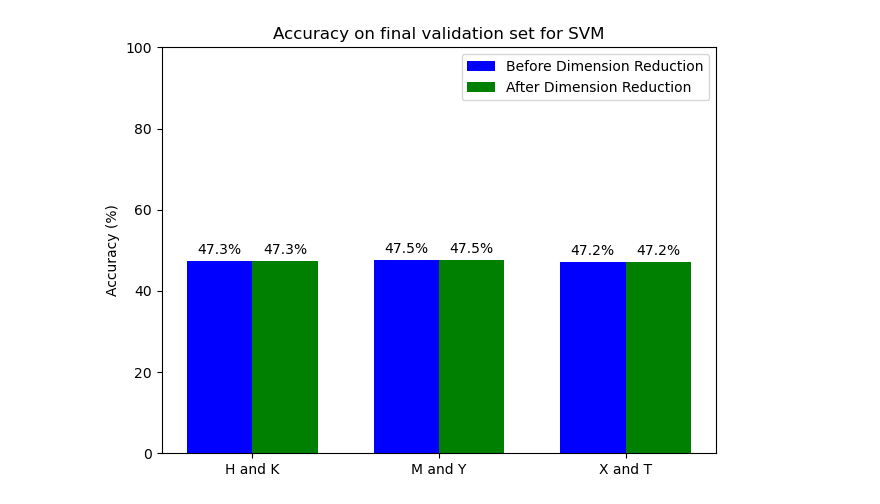
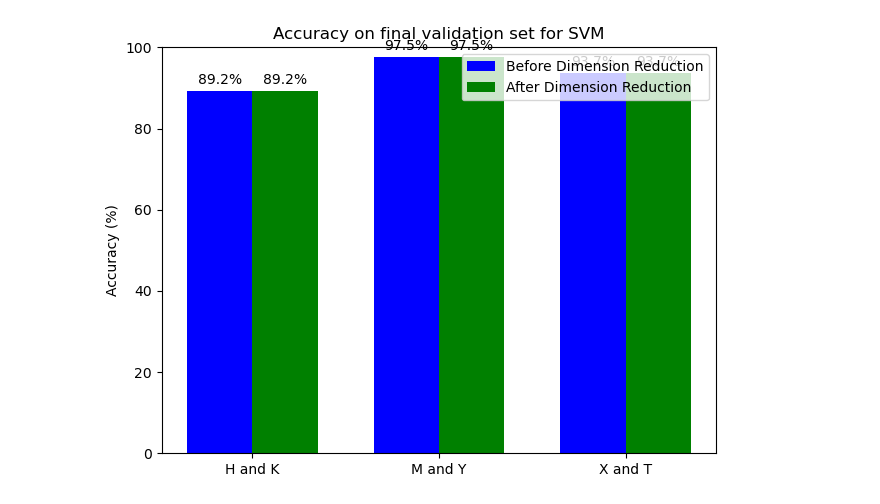
Before and after one commit to TimothiTsui/Programming-Session-2, a Jupyter notebook: plot.ipynb, the cells around one changed output. Saved outputs shown, nothing was run; the diff lists cells and outputs as text; code cells hidden in the pictures.

```diff
--- a/plot.ipynb
+++ b/plot.ipynb
@@ -4,8 +49,8 @@ import matplotlib.pyplot as plt
 
 # Data
 labels = ['H and K', 'M and Y', 'X and T']
-before_dim_reduction = [47.3, 47.5, 47.2]
-after_dim_reduction = [47.3, 47.5, 47.2]
+before_dim_reduction = [89.2, 97.5, 93.7]
+after_dim_reduction = [89.19, 97.5, 93.7]
 
 x = np.arange(len(labels))  # The label locations
 width = 0.35  # The width of the bars
@@ -15,31 +60,31 @@ fig, ax = plt.subplots()
 rects1 = ax.bar(x - width/2, before_dim_reduction, width, label='Before Dimension Reduction', color='blue')
 rects2 = ax.bar(x + width/2, after_dim_reduction, width, label='After Dimension Reduction', color='green')
 
 # Customize the plot
 ax.set_ylabel('Accuracy (%)')
 ax.set_title('Accuracy on final validation set for SVM')
 ax.set_xticks(x)
 ax.set_xticklabels(labels)
 ax.legend(loc='upper right')
 ax.set_ylim([0, 100])  # Set the y-axis range from 0 to 100
 
 # Add numerical labels above each bar
 def autolabel(rects):
     """Attach a text label above each bar in *rects*, displaying its height."""
     for rect in rects:
         height = rect.get_height()
         ax.annotate('{:.1f}%'.format(height),
                     xy=(rect.get_x() + rect.get_width() / 2, height),
                     xytext=(0, 3),  # 3 points vertical offset
                     textcoords="offset points",
                     ha='center', va='bottom')
 
 autolabel(rects1)
 autolabel(rects2)
 
 fig.tight_layout()
 
 # Show the plot
 plt.show()
 # %% [output]
-[figure, old version]
+[figure, new version]
```
Also changed, not shown: parts of 2 cells of this notebook, 6 other files.
